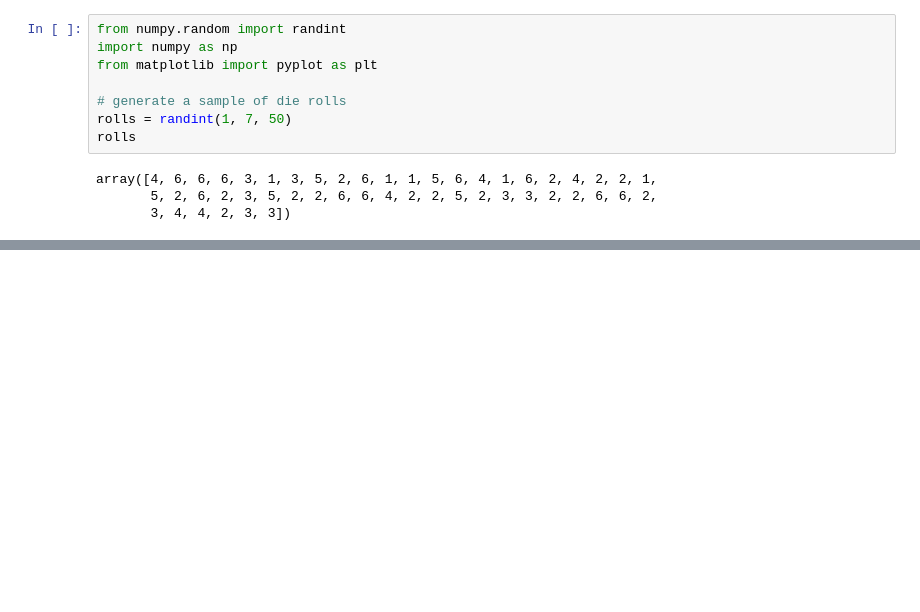
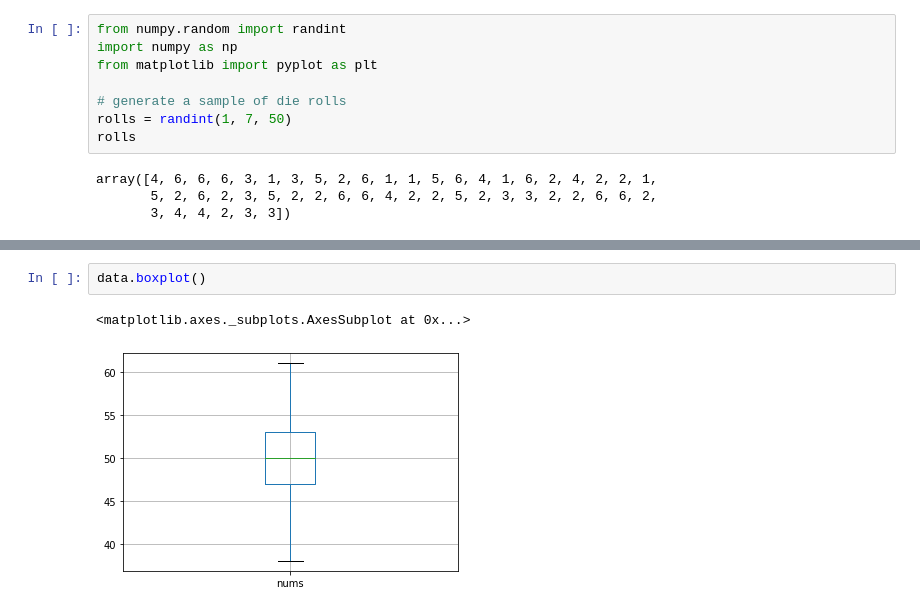
Before and after one commit to davideliason/DM4BA_Personal_Practice, a Jupyter notebook: Pandas_DataAnalysis.ipynb, the cells around one changed output, grey strips where cells are left out. Cells and saved outputs as stored; diff of their text form; blank space fills up the shorter version.

```diff
--- a/Pandas_DataAnalysis.ipynb
+++ b/Pandas_DataAnalysis.ipynb
@@ -1460,0 +1574,5 @@ array([4, 6, 6, 6, 3, 1, 3, 5, 2, 6, 1, 1, 5, 6, 4, 1, 6, 2, 4, 2, 2, 1,
+# %%
+data.boxplot()
+# %% [output]
+<matplotlib.axes._subplots.AxesSubplot at 0x...>
+[figure, added]
```
Also changed, not shown: parts of 40 cells of this notebook.
